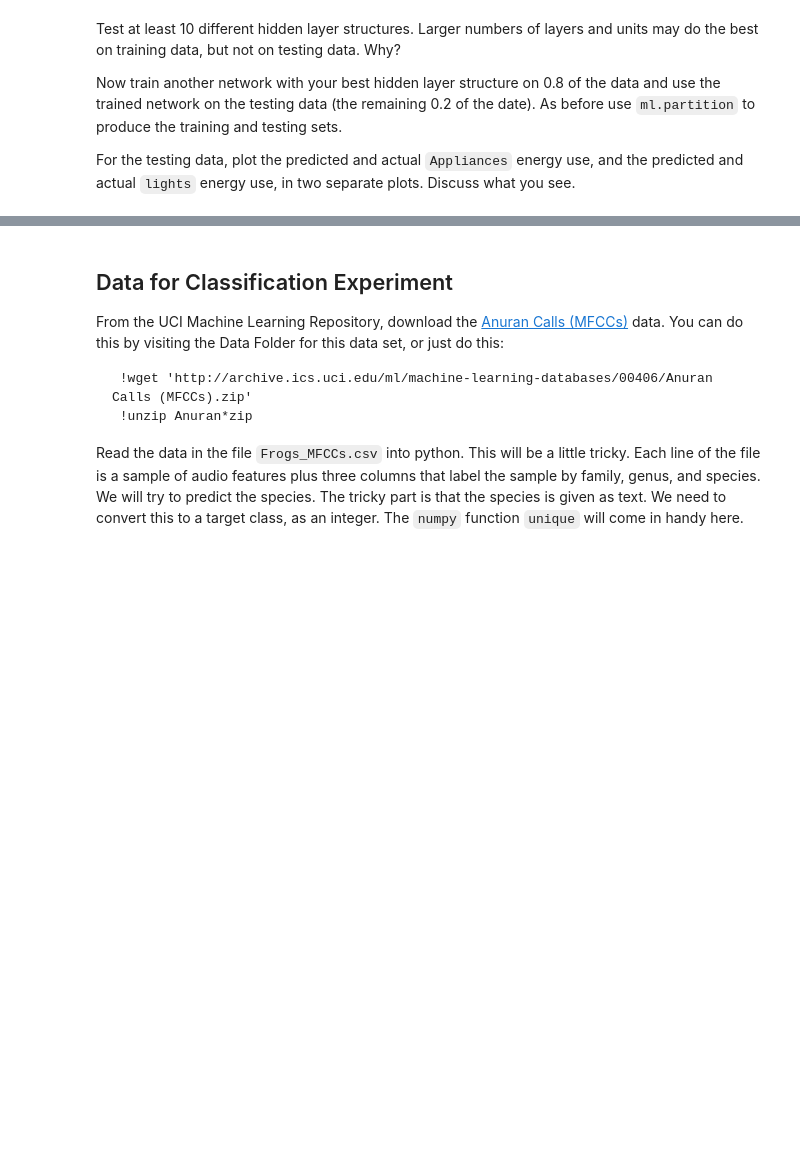
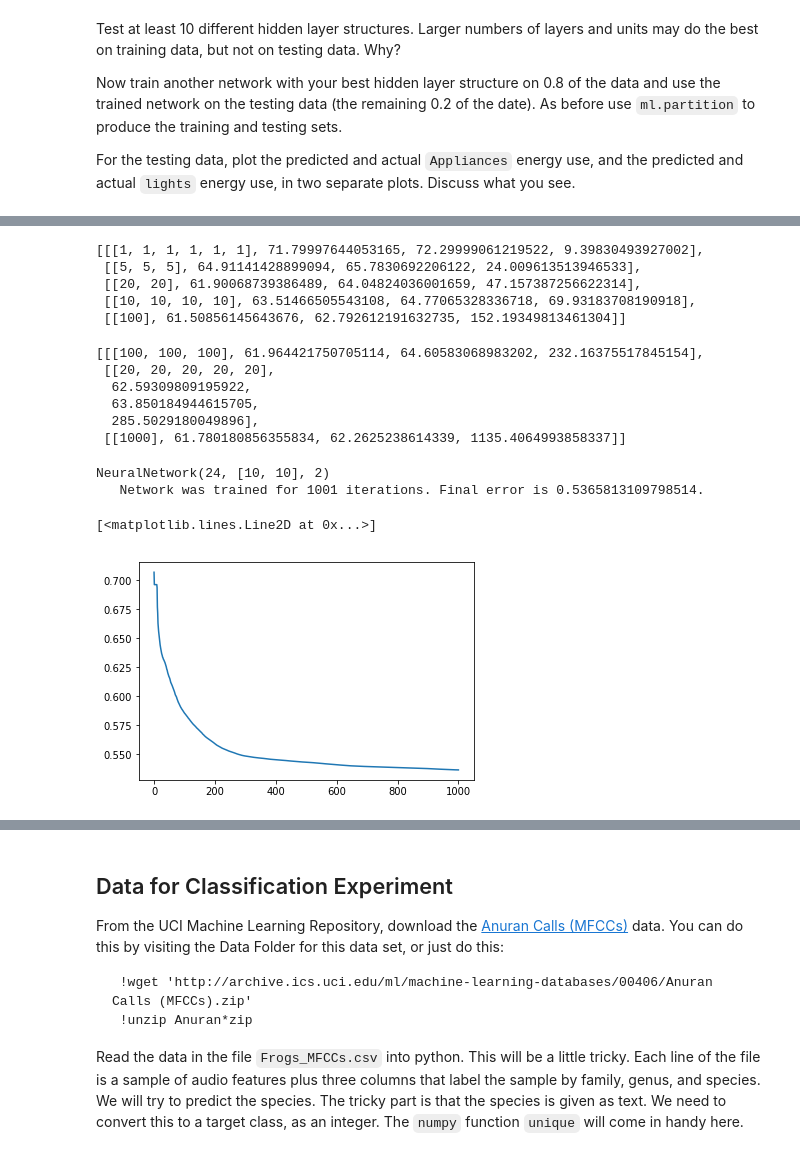
Before and after one commit to benhunterco/cs440, a Jupyter notebook: Newell-A5.ipynb, the cells around one changed output, grey strips where cells are left out. Drawn from its saved outputs; the diff is of its cells as text; code cells hidden in the pictures; blank space fills up the shorter version.

```diff
--- a/Newell-A5.ipynb
+++ b/Newell-A5.ipynb
@@ -446,0 +458,32 @@ For the testing data, plot the predicted and actual `Appliances` energy use, and
+# %%
+summarize(results)
+# %% [output]
+[[[1, 1, 1, 1, 1, 1], 71.79997644053165, 72.29999061219522, 9.39830493927002],
+ [[5, 5, 5], 64.91141428899094, 65.7830692206122, 24.009613513946533],
+ [[20, 20], 61.90068739386489, 64.04824036001659, 47.157387256622314],
+ [[10, 10, 10, 10], 63.51466505543108, 64.77065328336718, 69.93183708190918],
+ [[100], 61.50856145643676, 62.792612191632735, 152.19349813461304]]
+# %%
+summarize(restultsPlus)
+# %% [output]
+[[[100, 100, 100], 61.964421750705114, 64.60583068983202, 232.16375517845154],
+ [[20, 20, 20, 20, 20],
+  62.59309809195922,
+  63.850184944615705,
+  285.5029180049896],
+ [[1000], 61.780180856355834, 62.2625238614339, 1135.4064993858337]]
+# %%
+#Create and train the nn.
+#Do this with 1000, but maybe on your desktop.
+bestNN = nn.NeuralNetwork(Xenergy.shape[1], [10,10], Tenergy.shape[1])
+Xtrain,Ytrain,Xtest,Ytest=ml.partition(Xenergy, Tenergy, (.8, .2), False)
+bestNN.train(Xtrain, Ytrain, 1000) #300 should be fine
+#Final error is not the same as RMSE
+# %% [output]
+NeuralNetwork(24, [10, 10], 2)
+   Network was trained for 1001 iterations. Final error is 0.5365813109798514.
+# %%
+plt.plot(bestNN.getErrorTrace())
+# %% [output]
+[<matplotlib.lines.Line2D at 0x...>]
+[figure, added]
```
Also changed, not shown: parts of 35 cells of this notebook, 6 other files.
